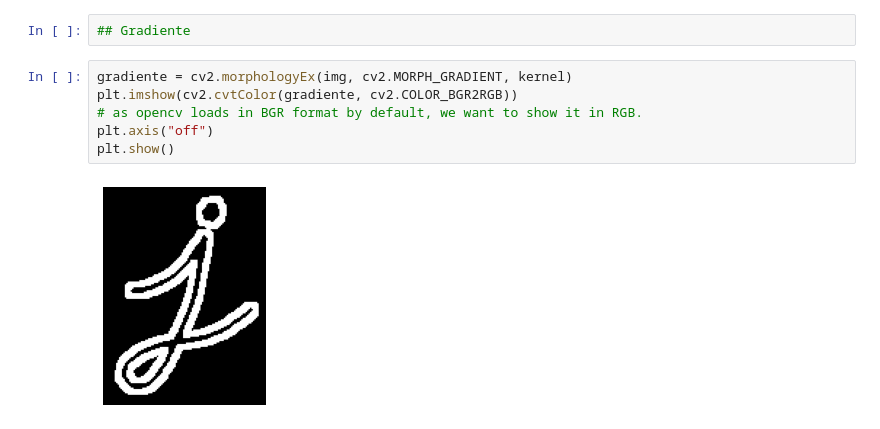
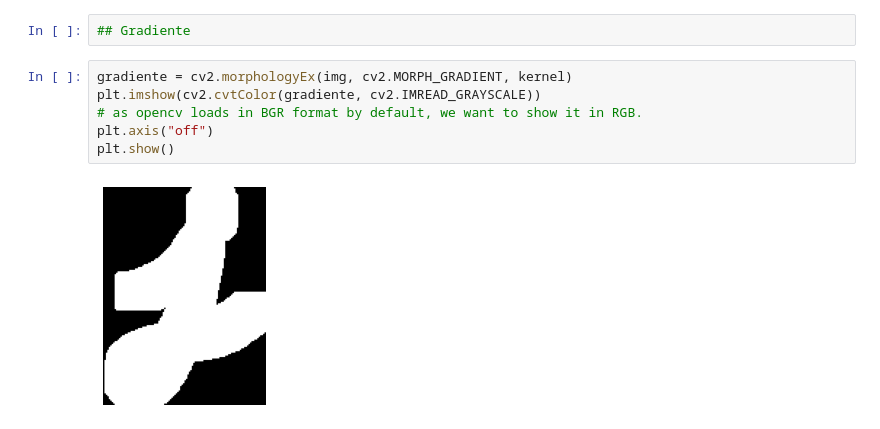
Before and after one commit to mylenefarias/PI, a Jupyter notebook: demo_morfologia_1.ipynb, the cells around one changed output. Saved outputs shown, nothing was run; the diff lists cells and outputs as text.

```diff
--- a/demo_morfologia_1.ipynb
+++ b/demo_morfologia_1.ipynb
@@ -108,9 +108,9 @@ plt.show()
 ## Gradiente
 # %%
 gradiente = cv2.morphologyEx(img, cv2.MORPH_GRADIENT, kernel)
-plt.imshow(cv2.cvtColor(gradiente, cv2.COLOR_BGR2RGB))
+plt.imshow(cv2.cvtColor(gradiente, cv2.IMREAD_GRAYSCALE))
 # as opencv loads in BGR format by default, we want to show it in RGB.
 plt.axis("off")
 plt.show()
 # %% [output]
-[figure, old version]
+[figure, new version]
```
Also changed, not shown: parts of 1 cell of this notebook.
